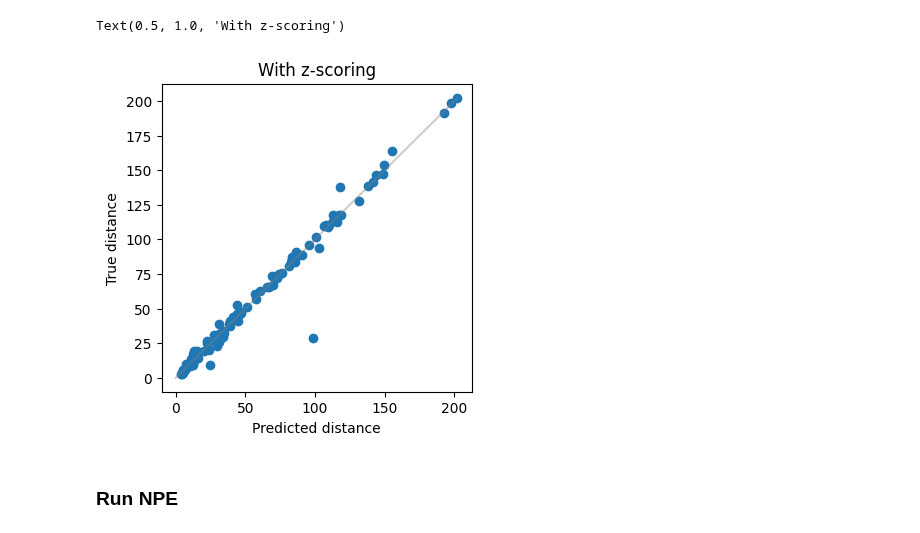
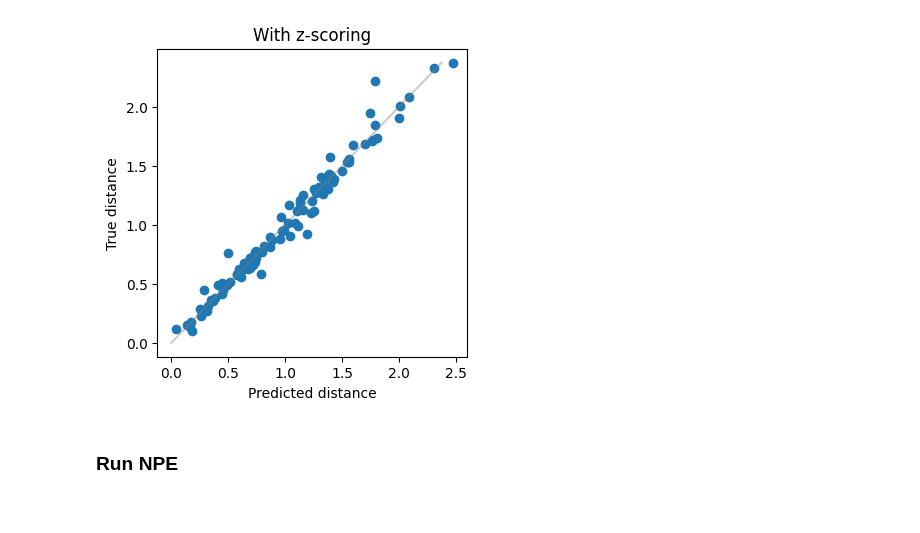
Before and after one commit to mackelab/neuralgbi, a Jupyter notebook: gbi/hh/train.ipynb, the cells around one changed output. Drawn from its saved outputs; the diff is of its cells as text; code cells hidden in the pictures.

```diff
--- a/gbi/hh/train.ipynb
+++ b/gbi/hh/train.ipynb
@@ -31,6 +29,15 @@ nsims = 100_000
 # %%
 theta = theta[:nsims]
 x = x[:nsims]
+# %%
+data_std = torch.std(x, dim=0)
+# %%
+def mae_dist_z(xs: Tensor, x_o: Tensor) -> Tensor:
+    # Shape of xs should be [num_thetas, num_xs, num_x_dims].
+    dist = (xs - x_o).abs()
+    dist /= data_std
+    mae = dist.mean(dim=2)  # Average over data dimensions.
+    return mae.mean(dim=1)  # Monte-Carlo average
 # %%
 n_nonaug_x = nsims
 n_augmented_x = nsims
@@ -50,7 +57,7 @@ prior = utils.prior(
     seed=0,
 )
 # %%
-inference = GBInference(prior, mae_dist, do_precompute_distances=False)
+inference = GBInference(prior, mae_dist_z, do_precompute_distances=False)
 inference = inference.append_simulations(theta, x, x_target)
 inference.initialize_distance_estimator(
     3,
@@ -92,17 +99,16 @@ Network converged after 333 of 500 epochs.
 inds1 = torch.randint(0, 1000, (100,))
 inds2 = torch.randint(0, 1000, (100,))
 pred_dists = distance_net.forward(theta[inds1], x_target[inds2]).detach()
-true_dists = torch.mean(torch.abs(x[inds1] - x_target[inds2]), dim=1)
+true_dists = torch.mean(torch.abs(x[inds1] - x_target[inds2]) / data_std, dim=1)
 # %%
 fig, ax = plt.subplots(1, 1, figsize=(4, 4))
 _ = ax.scatter(pred_dists.numpy(), true_dists.numpy())
 _ = ax.plot([0, np.max(true_dists.numpy())], [0, np.max(true_dists.numpy())], c="grey", alpha=0.4)
 _ = ax.set_xlabel("Predicted distance")
 _ = ax.set_ylabel("True distance")
-ax.set_title("With z-scoring")
+_ = ax.set_title("With z-scoring")
 # %% [output]
-Text(0.5, 1.0, 'With z-scoring')
-[figure, old version]
+[figure, new version]
 # %% [markdown]
 ### Run NPE
 # %%
```
Also changed, not shown: parts of 6 cells of this notebook, 6 other files.
